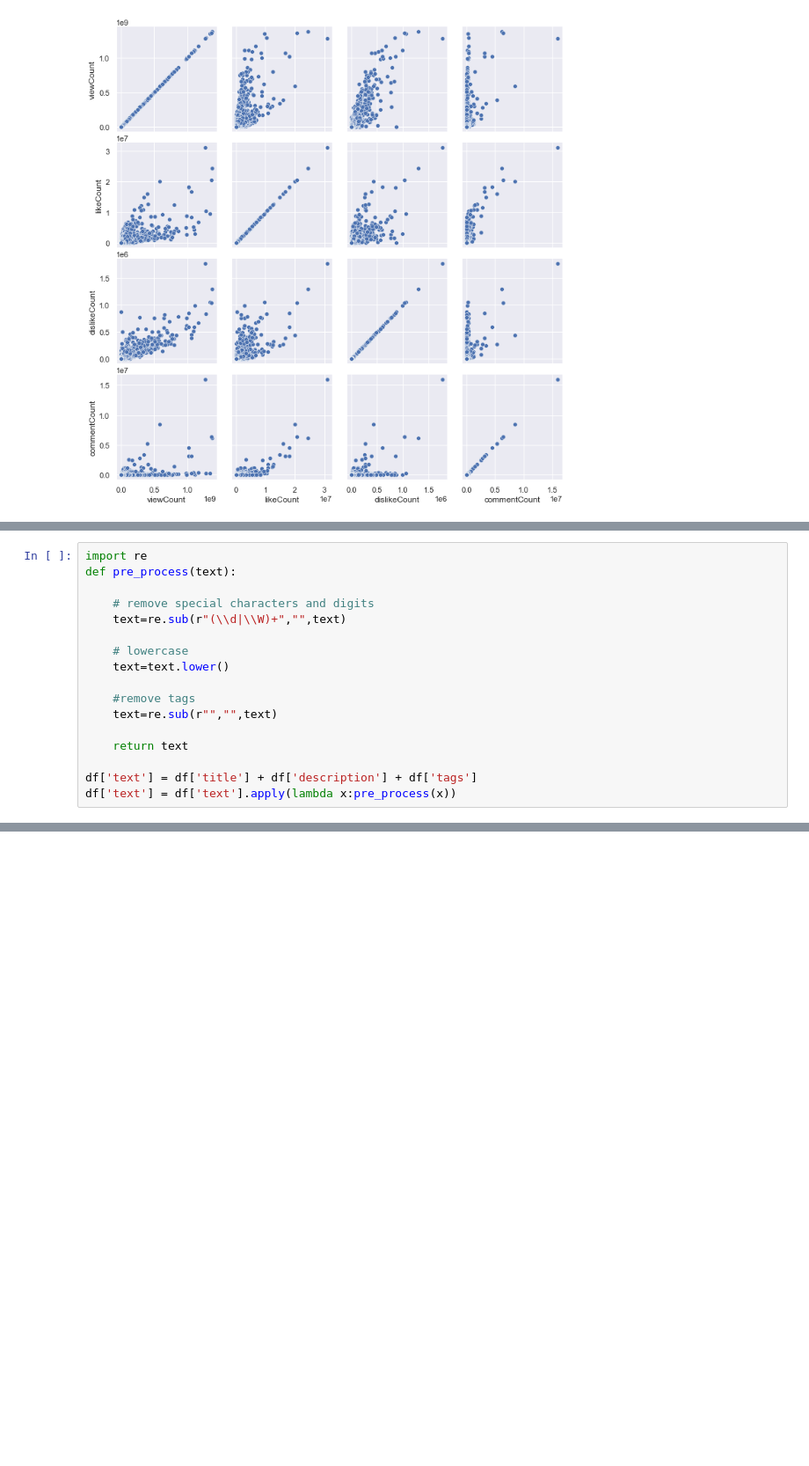
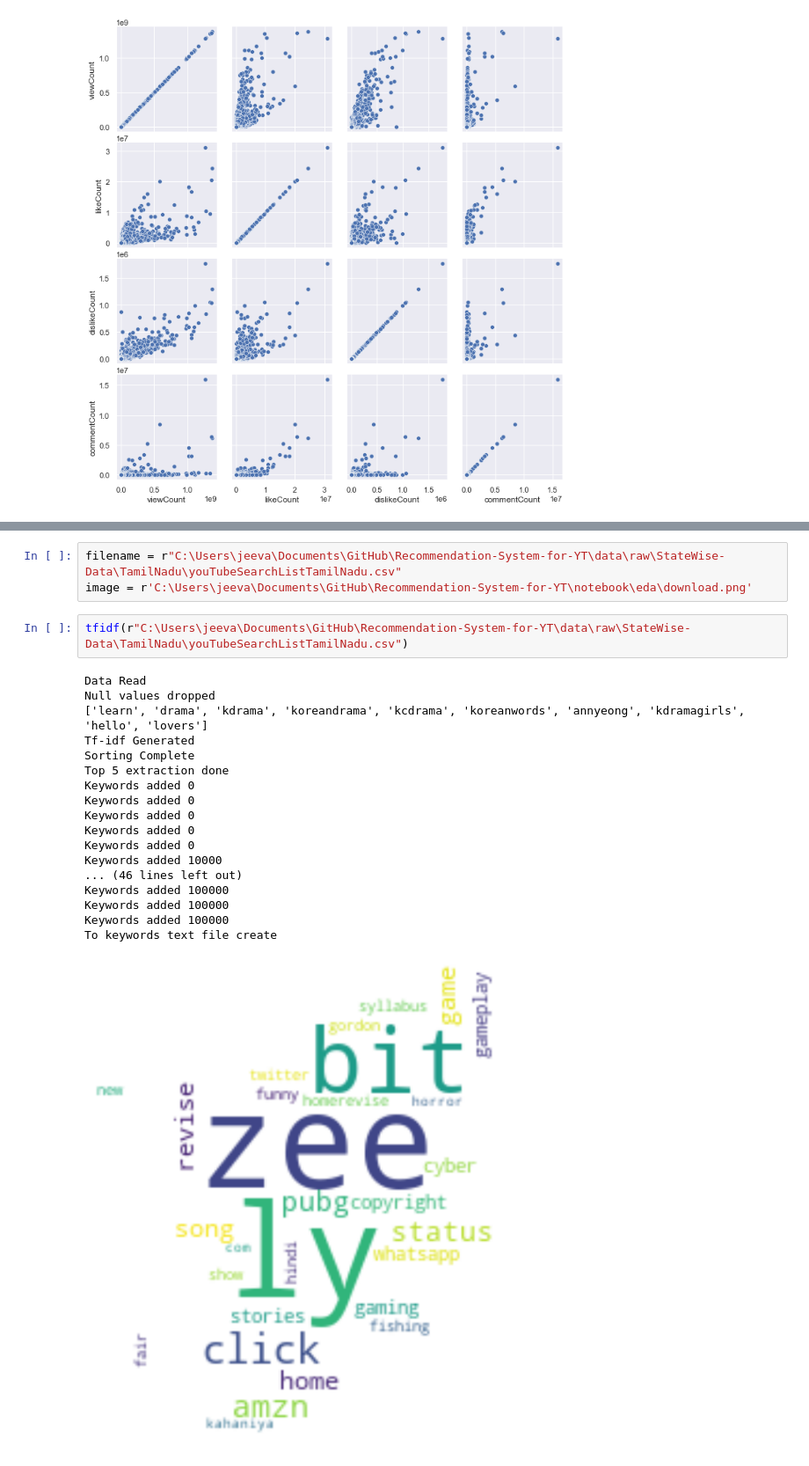
Before and after one commit to TeamEpicProjects/Recommendation-System-for-YT, a Jupyter notebook: notebook/eda/EDA-YouTube-RC.ipynb, the cells around one changed output, grey strips where cells are left out. Shown at 88% size. Saved outputs shown, nothing was run; the diff lists cells and outputs as text; blank space fills up the shorter version.

```diff
--- a/notebook/eda/EDA-YouTube-RC.ipynb
+++ b/notebook/eda/EDA-YouTube-RC.ipynb
@@ -146,17 +121,0 @@ sns.heatmap(df_eda.corr(), annot=True,cmap = 'YlGn')
-# %%
-import re
-def pre_process(text):
-
-    # remove special characters and digits
-    text=re.sub(r"(\\d|\\W)+","",text)
-
-    # lowercase
-    text=text.lower()
-
-    #remove tags
-    text=re.sub(r"","",text)
-
-    return text
-
-df['text'] = df['title'] + df['description'] + df['tags']
-df['text'] = df['text'].apply(lambda x:pre_process(x))
@@ -164,0 +247,24 @@ TypeError: expected string or bytes-like object
+# %%
+filename = r"C:\Users\jeeva\Documents\GitHub\Recommendation-System-for-YT\data\raw\StateWise-Data\TamilNadu\youTubeSearchListTamilNadu.csv"
+image = r'C:\Users\jeeva\Documents\GitHub\Recommendation-System-for-YT\notebook\eda\download.png'
+# %%
+tfidf(r"C:\Users\jeeva\Documents\GitHub\Recommendation-System-for-YT\data\raw\StateWise-Data\TamilNadu\youTubeSearchListTamilNadu.csv")
+# %% [output]
+Data Read
+Null values dropped
+['learn', 'drama', 'kdrama', 'koreandrama', 'kcdrama', 'koreanwords', 'annyeong', 'kdramagirls', 'hello', 'lovers']
+Tf-idf Generated
+Sorting Complete
+Top 5 extraction done
+Keywords added 0
+Keywords added 0
+Keywords added 0
+Keywords added 0
+Keywords added 0
+Keywords added 10000
+... (46 lines left out)
+Keywords added 100000
+Keywords added 100000
+Keywords added 100000
+To keywords text file create
+[figure, added]
```
Also changed, not shown: parts of 25 cells of this notebook.
